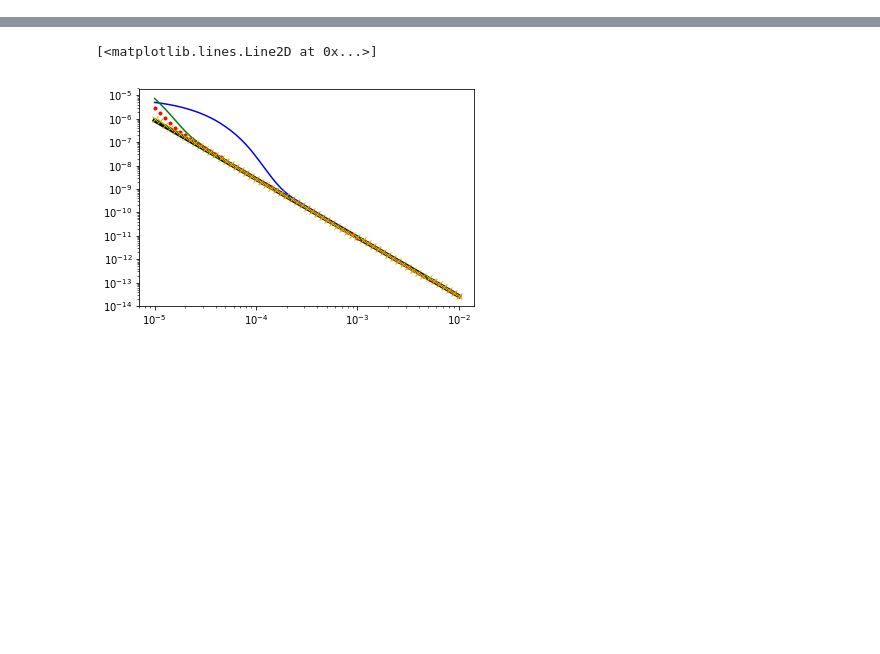
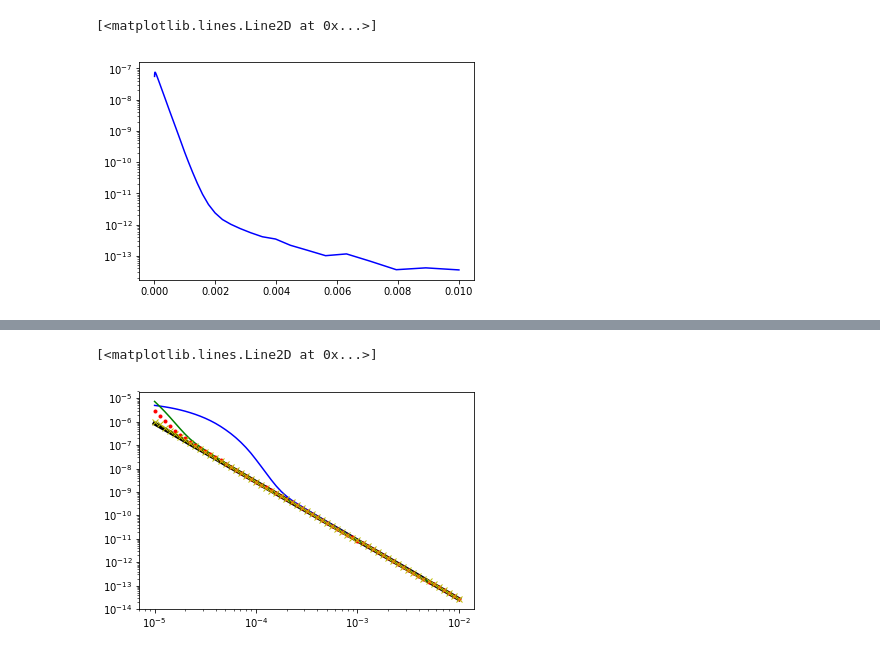
Before and after one commit to simpeg/simpegEM1D, a Jupyter notebook: simpegem1d/notebooks/Low_pass_filter.ipynb, the cells around one changed output, grey strips where cells are left out. Saved outputs shown, nothing was run; the diff lists cells and outputs as text; code cells hidden in the pictures; blank space fills up the shorter version.

```diff
--- a/simpegem1d/notebooks/Low_pass_filter.ipynb
+++ b/simpegem1d/notebooks/Low_pass_filter.ipynb
@@ -71,2 +77,7 @@ butter??
 # %%
 time = np.logspace(-5, -2, 61)
+# %%
+plt.semilogy(time, -out_temp, 'b')
+# %% [output]
+[<matplotlib.lines.Line2D at 0x...>]
+[figure, added]
```
Also changed, not shown: parts of 10 cells of this notebook, 9 other files.
